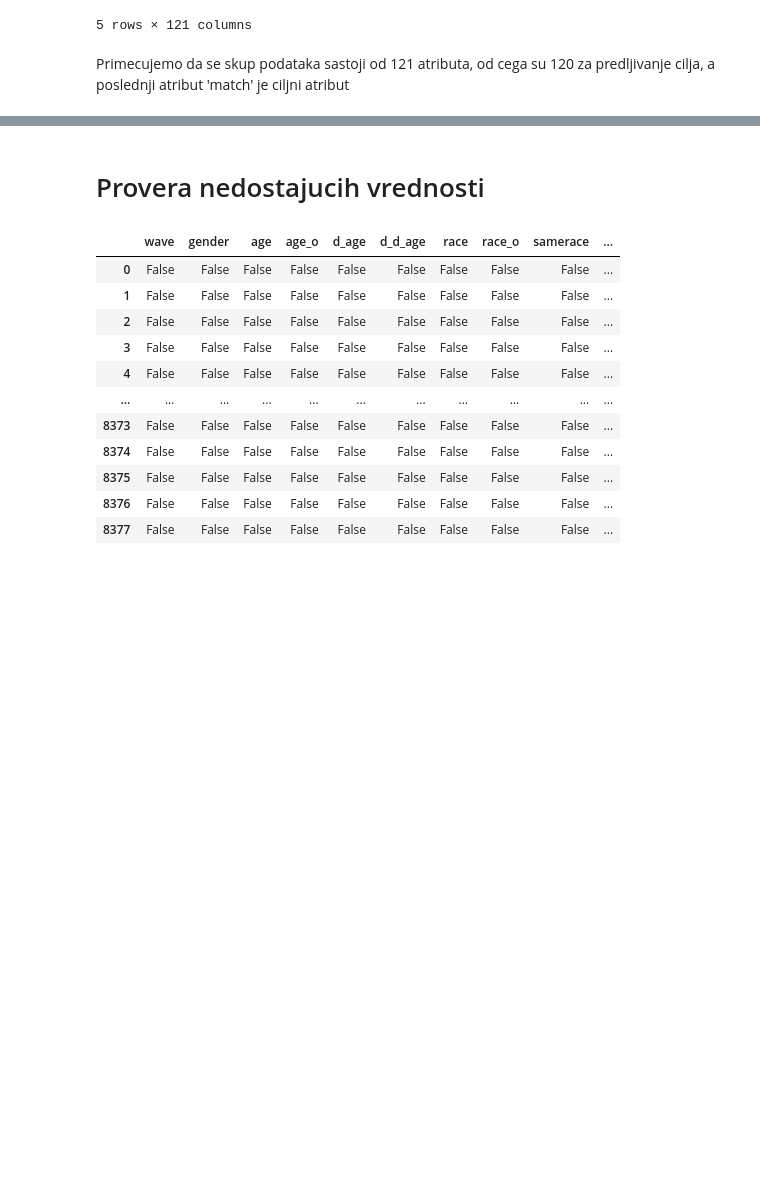
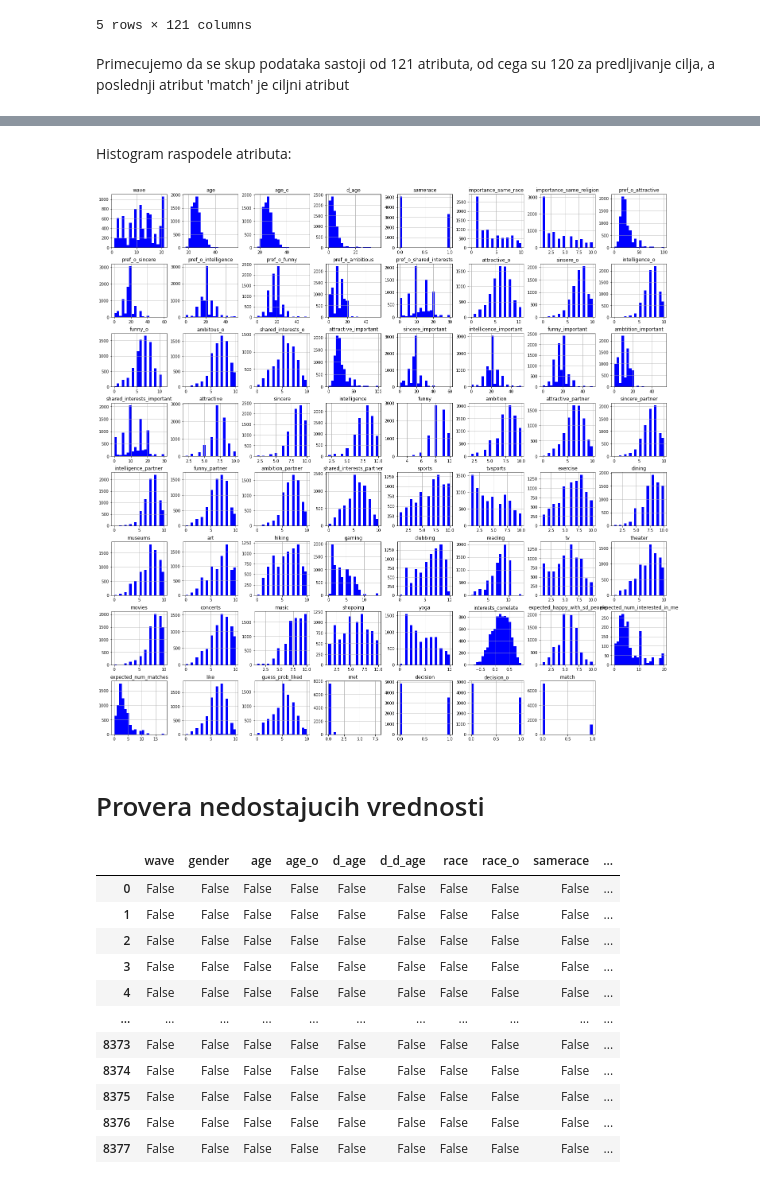
Before and after one commit to MATF-istrazivanje-podataka-1/2023_Data_Mining_SpeedDating_Dataset, a Jupyter notebook: analizaIPretprocesiranje.ipynb, the cells around one changed output, grey strips where cells are left out. Drawn from its saved outputs; the diff is of its cells as text; code cells hidden in the pictures; blank space fills up the shorter version.

```diff
--- a/analizaIPretprocesiranje.ipynb
+++ b/analizaIPretprocesiranje.ipynb
@@ -49,3 +63,10 @@ Primecujemo da se skup podataka sastoji od 121 atributa, od cega su 120 za predl
+# %% [markdown]
+Histogram raspodele atributa:
+# %%
+columns = data.columns[:]
+h=pd.DataFrame.hist(data, figsize = (25,25), column = columns, color="blue", bins=20, xlabelsize=10, ylabelsize=10)
+# %% [output]
+[figure, added]
 # %% [markdown]
 # Provera nedostajucih vrednosti
 # %%
```
Also changed, not shown: parts of 11 cells of this notebook.
